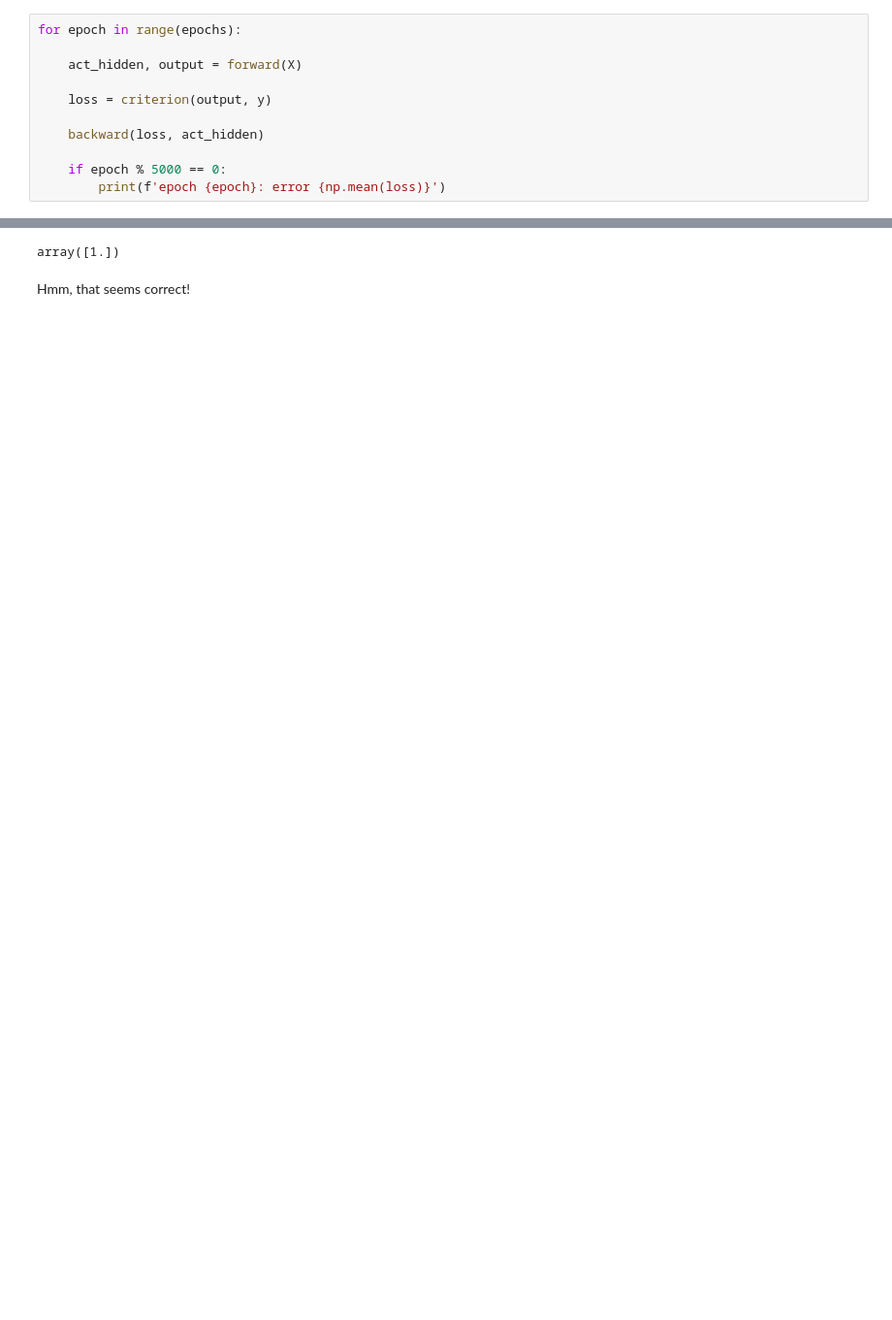
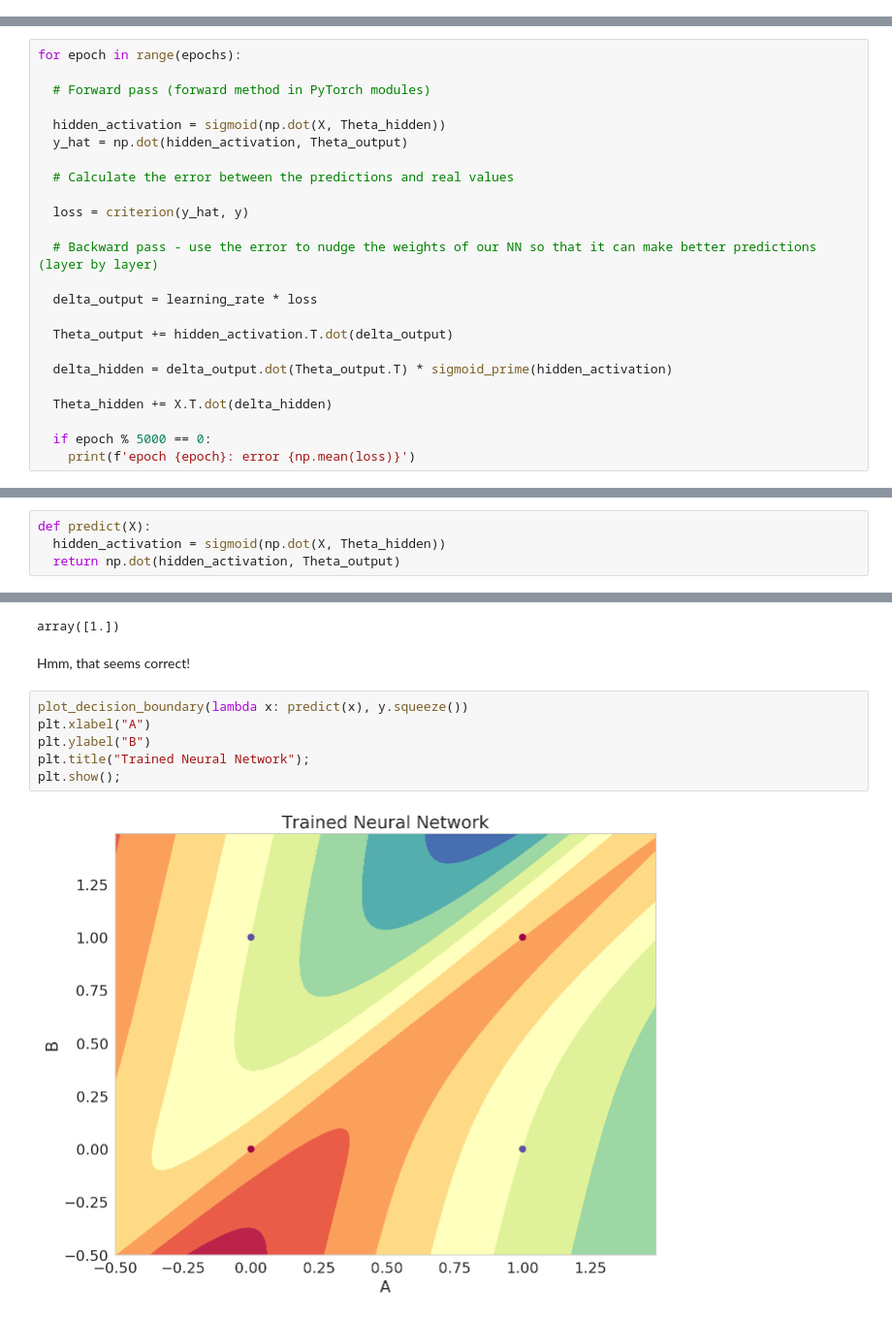
Before and after one commit to Data-Science-FMI/introduction-to-ml-2018, a Jupyter notebook: lab9/creating_neural_network_from_scratch.ipynb, the cells around one changed output, grey strips where cells are left out. Shown at 97% size. Drawn from its saved outputs; the diff is of its cells as text; blank space fills up the shorter version.

```diff
--- a/lab9/creating_neural_network_from_scratch.ipynb
+++ b/lab9/creating_neural_network_from_scratch.ipynb
@@ -234,11 +255,0 @@ We can now train our model via the Backpropagation algorihm using all of the def
-# %%
-for epoch in range(epochs):
-
-    act_hidden, output = forward(X)
-
-    loss = criterion(output, y)
-
-    backward(loss, act_hidden)
-
-    if epoch % 5000 == 0:
-        print(f'epoch {epoch}: error {np.mean(loss)}')
@@ -255,0 +256,24 @@ epoch 45000: error -2.7755575615628914e-17
+# %%
+for epoch in range(epochs):
+
+  # Forward pass (forward method in PyTorch modules)
+
+  hidden_activation = sigmoid(np.dot(X, Theta_hidden))
+  y_hat = np.dot(hidden_activation, Theta_output)
+
+  # Calculate the error between the predictions and real values
+
+  loss = criterion(y_hat, y)
+
+  # Backward pass - use the error to nudge the weights of our NN so that it can make better predictions (layer by layer)
+
+  delta_output = learning_rate * loss
+
+  Theta_output += hidden_activation.T.dot(delta_output)
+
+  delta_hidden = delta_output.dot(Theta_output.T) * sigmoid_prime(hidden_activation)
+
+  Theta_hidden += X.T.dot(delta_hidden)
+
+  if epoch % 5000 == 0:
+    print(f'epoch {epoch}: error {np.mean(loss)}')
@@ -257,6 +302,10 @@ epoch 45000: error -2.7755575615628914e-17
 ## Prediction
 
 Our error seems to be decreasing! Let's try to use our trained model for prediction, doing just a forward step:
+# %%
+def predict(X):
+  hidden_activation = sigmoid(np.dot(X, Theta_hidden))
+  return np.dot(hidden_activation, Theta_output)
 # %%
 X_test = X[1] # [0, 1]
 
@@ -266,3 +314,11 @@ np.dot(act_hidden, w_output)
 array([1.])
 # %% [markdown]
 Hmm, that seems correct!
+# %%
+plot_decision_boundary(lambda x: predict(x), y.squeeze())
+plt.xlabel("A")
+plt.ylabel("B")
+plt.title("Trained Neural Network");
+plt.show();
+# %% [output]
+[figure, added]
```
Also changed, not shown: parts of 17 cells of this notebook.
